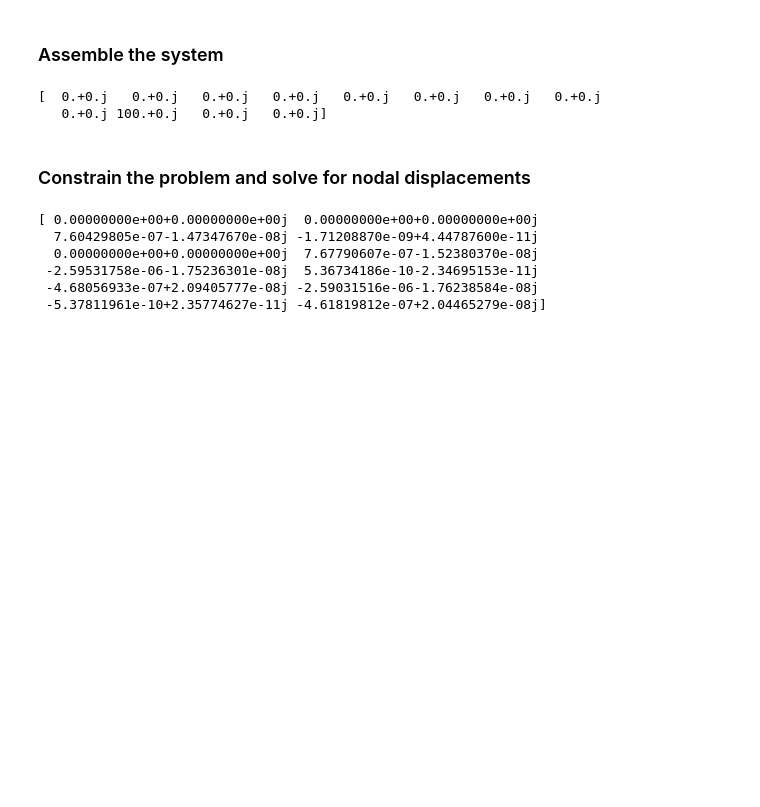
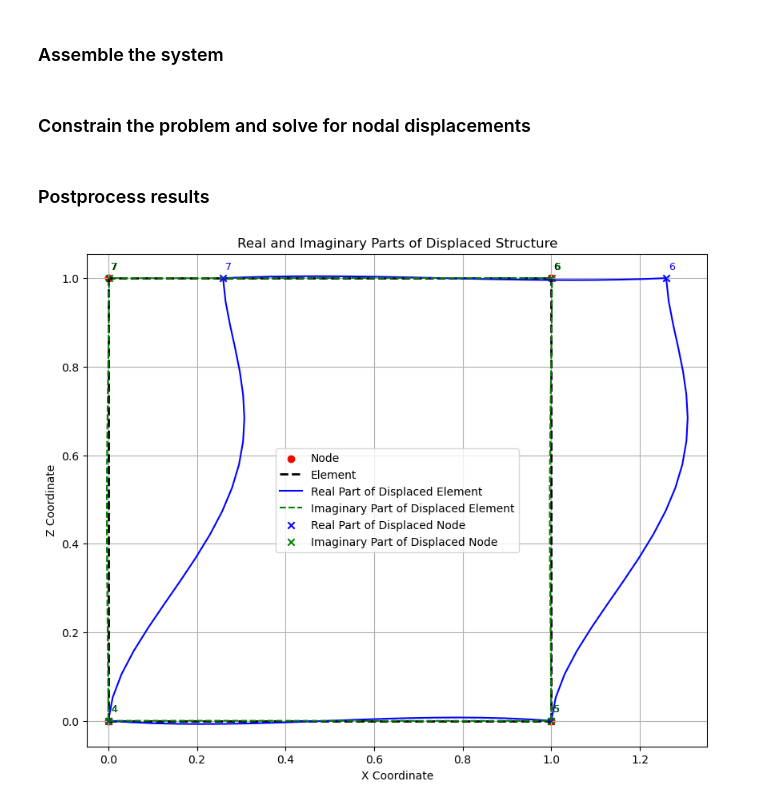
Before and after one commit to rensTUD/PyDynSM, a Jupyter notebook: Matrix_Method_Dynamics - Notebook 3.1_theory class.ipynb, the cells around one changed output. Saved outputs shown, nothing was run; the diff lists cells and outputs as text; code cells hidden in the pictures; blank space fills up the shorter version.

```diff
--- a/Matrix_Method_Dynamics - Notebook 3.1_theory class.ipynb
+++ b/Matrix_Method_Dynamics - Notebook 3.1_theory class.ipynb
@@ -363,3 +257,5 @@ In order to solve the problem, you need to improve the classes we define above:
 Additionally, note that the sanity checks above only had a single element. For this model you need to obtain $\mathbf{K}$ and $\mathbf{f}$ of all elements and add them to the correct locations in the global stiffness matrix and force vector. To do that, make use of the `global_dofs` function of the Element class and the `np.ix_` Numpy utility function. (**TIP**: refer back to the contents of week 2.2 of MUDE!)
 
 You can use the blocks below to develop your answer. Feel free to create new Markdown headers as needed, but otherwise use the ones provided to split your solution into logical parts.
+# %%
+s3 = Assembler('In-plane frame',analysis_type='new')
@@ -427,33 +363,22 @@ nodes[3].add_load ([H,0,0])
 # %% [markdown]
 ### Assemble the system
 # %%
-global_k = np.zeros ((3*len(nodes), 3*len(nodes)), dtype=complex) #MODIFIED
-global_f = np.zeros (3*len(nodes), dtype=complex)  #MODIFIED
-
-for e in elems:
-    elmat = e.stiffness()
-    idofs = e.global_dofs()
-
-    global_k[np.ix_(idofs,idofs)] += elmat
-
-for n in nodes:
-    global_f[n.dofs] += n.p
-
-#print(global_k)
-print(global_f)
+s3.run_connectivity()
+K_global = s3.GlobalStiffness(omega_f)
+F_global = s3.GlobalForce(omega_f)
-# %% [output]
-[  0.+0.j   0.+0.j   0.+0.j   0.+0.j   0.+0.j   0.+0.j   0.+0.j   0.+0.j
-   0.+0.j 100.+0.j   0.+0.j   0.+0.j]
 # %% [markdown]
 ### Constrain the problem and solve for nodal displacements
 # %%
-Kc, Fc = con.constrain ( global_k, global_f )
-u = np.matmul ( np.linalg.inv(Kc), Fc )
-print(u)
+Kc_global = s3.GlobalConstrainedStiffness(omega_f)
+Fc_global = s3.GlobalConstrainedForce(omega_f)
+u_free = s3.SolveUfree(Kc_global, Fc_global)
-# %% [output]
-[ 0.00000000e+00+0.00000000e+00j  0.00000000e+00+0.00000000e+00j
-  7.60429805e-07-1.47347670e-08j -1.71208870e-09+4.44787600e-11j
-  0.00000000e+00+0.00000000e+00j  7.67790607e-07-1.52380370e-08j
- -2.59531758e-06-1.75236301e-08j  5.36734186e-10-2.34695153e-11j
- -4.68056933e-07+2.09405777e-08j -2.59031516e-06-1.76238584e-08j
- -5.37811961e-10+2.35774627e-11j -4.61819812e-07+2.04465279e-08j]
+# %% [markdown]
+### Postprocess results
+# %%
+u_elem = s3.FullDisplacement(u_free)
+disp = s3.ElementDisplacements(u_elem, omega_f)
+forces = s3.ElementForces(u_elem, omega_f)
+# %%
+s3.PlotElementDisplacements(disp,scale=100)
+# %% [output]
+[figure, added]
```
Also changed, not shown: parts of 38 cells of this notebook, 16 other files.
